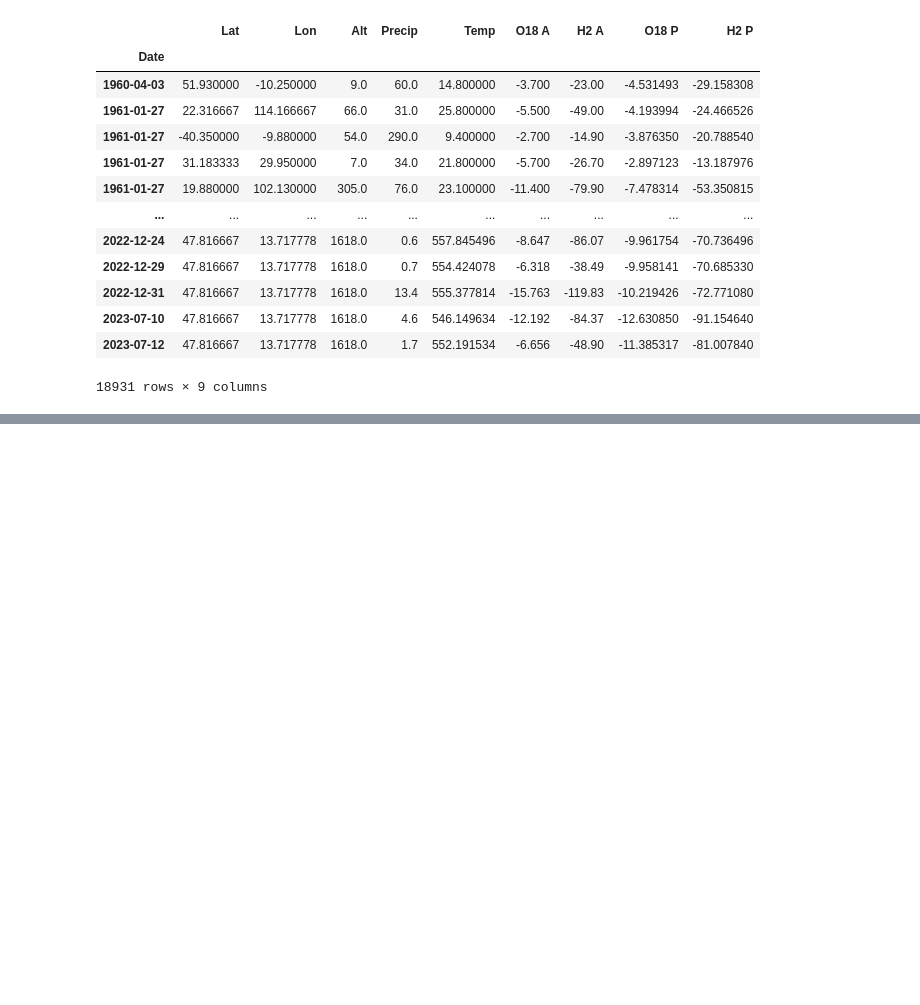
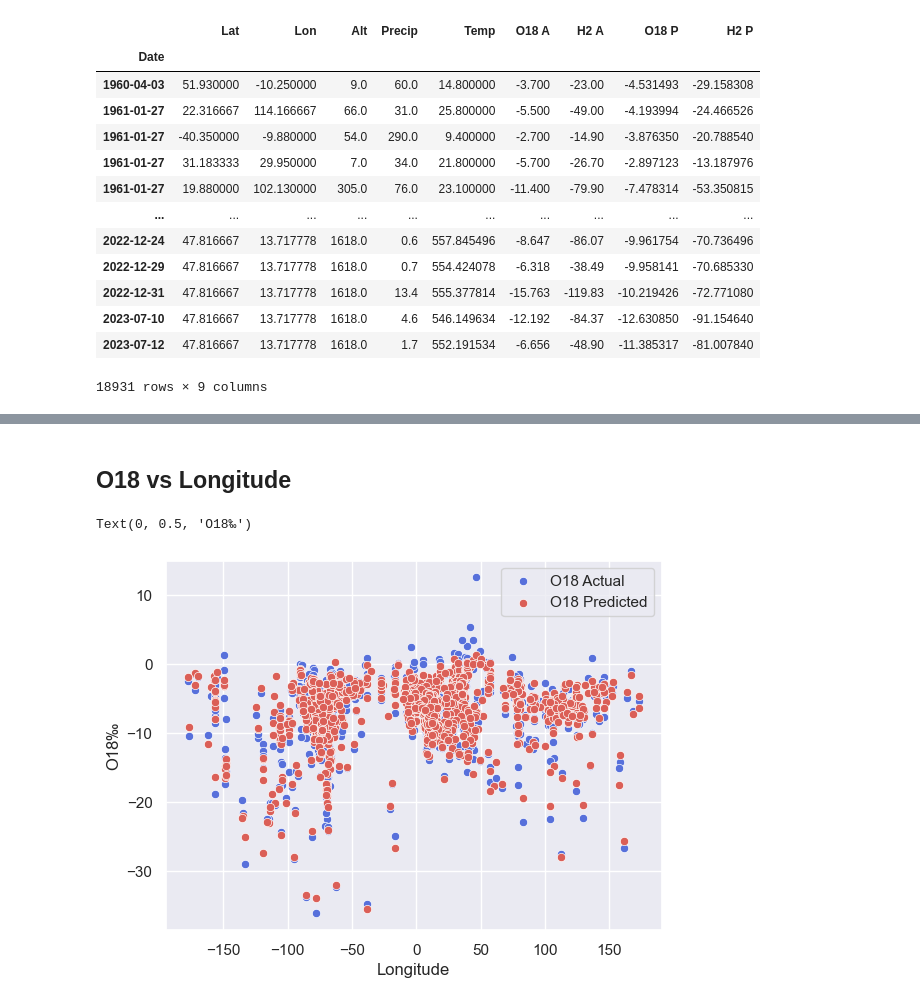
Before and after one commit to JaxtonGray/isoNet_Models, a Jupyter notebook: Stats/Stats_Model_1.ipynb, the cells around one changed output, grey strips where cells are left out. Cells and saved outputs as stored; diff of their text form; code cells hidden in the pictures; blank space fills up the shorter version.

```diff
--- a/Stats/Stats_Model_1.ipynb
+++ b/Stats/Stats_Model_1.ipynb
@@ -166,0 +162,15 @@ dfStats.merge(correlations, on=['Lat', 'Lon'])
+# %% [markdown]
+## O18 vs Longitude
+# %%
+# Scatter plots of O18 Actual vs Predicted
+plt.clf()
+sns.scatterplot(data=dfStats, x='Lon', y='O18 A_mean', color=palette[5], label='O18 Actual')
+sns.scatterplot(data=dfStats, x='Lon', y='O18 P_mean', color=palette[0], label='O18 Predicted')
+
+# Graph settings
+plt.legend()
+plt.xlabel('Longitude')
+plt.ylabel('O18\u2030')
+# %% [output]
+Text(0, 0.5, 'O18‰')
+[figure, added]
```
Also changed, not shown: parts of 29 cells of this notebook, 4 other files.
